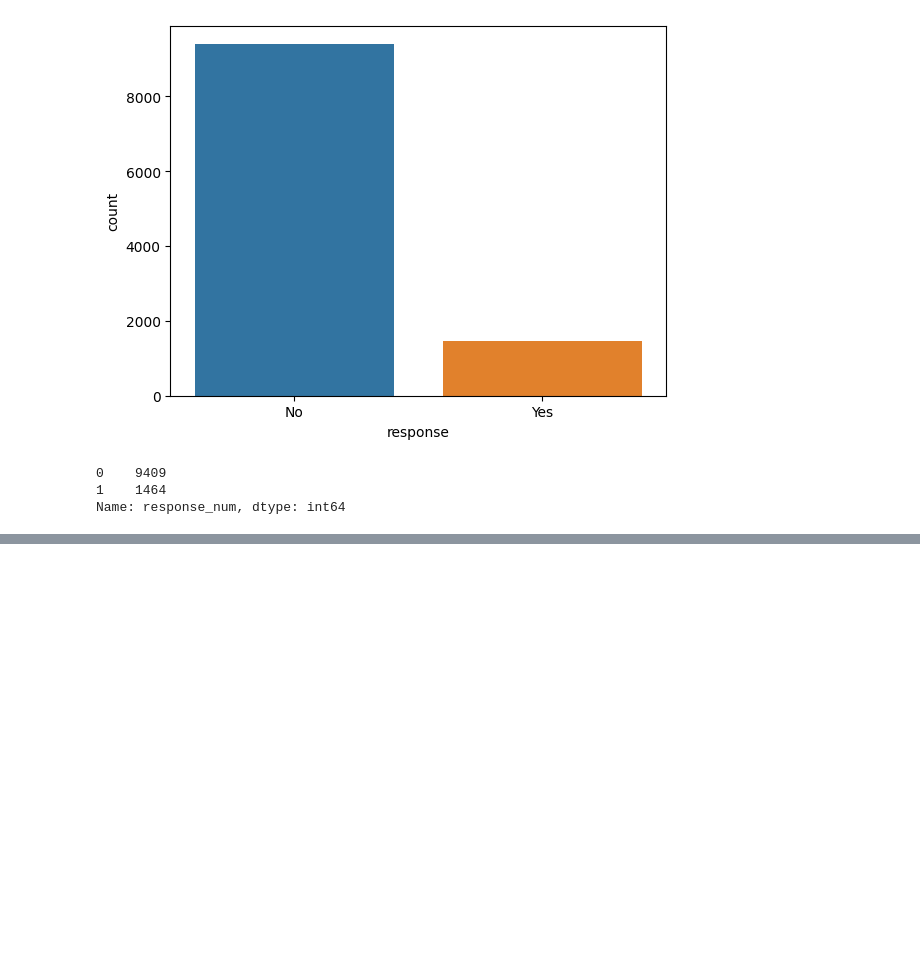
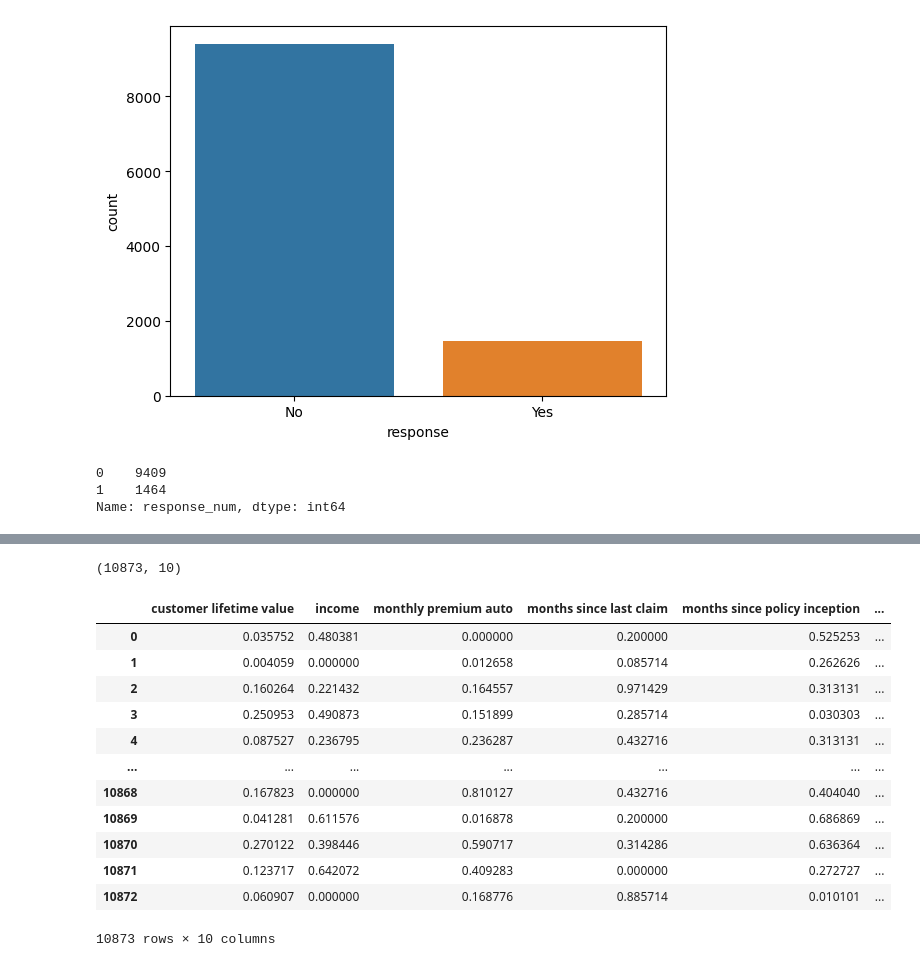
Before and after one commit to mdimasaac/lab-customer-analysis-round-2, a Jupyter notebook: solution round 2.ipynb, the cells around one changed output, grey strips where cells are left out. Cells and saved outputs as stored; diff of their text form; code cells hidden in the pictures; blank space fills up the shorter version.

```diff
--- a/solution round 2.ipynb
+++ b/solution round 2.ipynb
@@ -429,0 +539,25 @@ plt.show()
+# %%
+# Normalizing data: make data range from 0 - 1, instead of from min to max
+# making tool called transformer by fitting the X_num into the funct MinMaxScaler()
+transformer = MinMaxScaler().fit(numerical)
+# producing the "normalized" value, but dont produce the dataframe/series/list
+x_normalized = transformer.transform(numerical)
+print(x_normalized.shape)
+x_normalized
+# it needs to be made a dataframe first to see it in a nicer manner
+pd.DataFrame(x_normalized, columns=numerical.columns)
+# %% [output]
+(10873, 10)
+|  | customer lifetime value | income | monthly premium auto | months since last claim | months since policy inception | ... |
+| 0 | 0.035752 | 0.480381 | 0.000000 | 0.200000 | 0.525253 | ... |
+| 1 | 0.004059 | 0.000000 | 0.012658 | 0.085714 | 0.262626 | ... |
+| 2 | 0.160264 | 0.221432 | 0.164557 | 0.971429 | 0.313131 | ... |
+| 3 | 0.250953 | 0.490873 | 0.151899 | 0.285714 | 0.030303 | ... |
+| 4 | 0.087527 | 0.236795 | 0.236287 | 0.432716 | 0.313131 | ... |
+| ... | ... | ... | ... | ... | ... | ... |
+| 10868 | 0.167823 | 0.000000 | 0.810127 | 0.432716 | 0.404040 | ... |
+| 10869 | 0.041281 | 0.611576 | 0.016878 | 0.200000 | 0.686869 | ... |
+| 10870 | 0.270122 | 0.398446 | 0.590717 | 0.314286 | 0.636364 | ... |
+| 10871 | 0.123717 | 0.642072 | 0.409283 | 0.000000 | 0.272727 | ... |
+| 10872 | 0.060907 | 0.000000 | 0.168776 | 0.885714 | 0.010101 | ... |
+10873 rows × 10 columns
```
Also changed, not shown: parts of 21 cells of this notebook.
